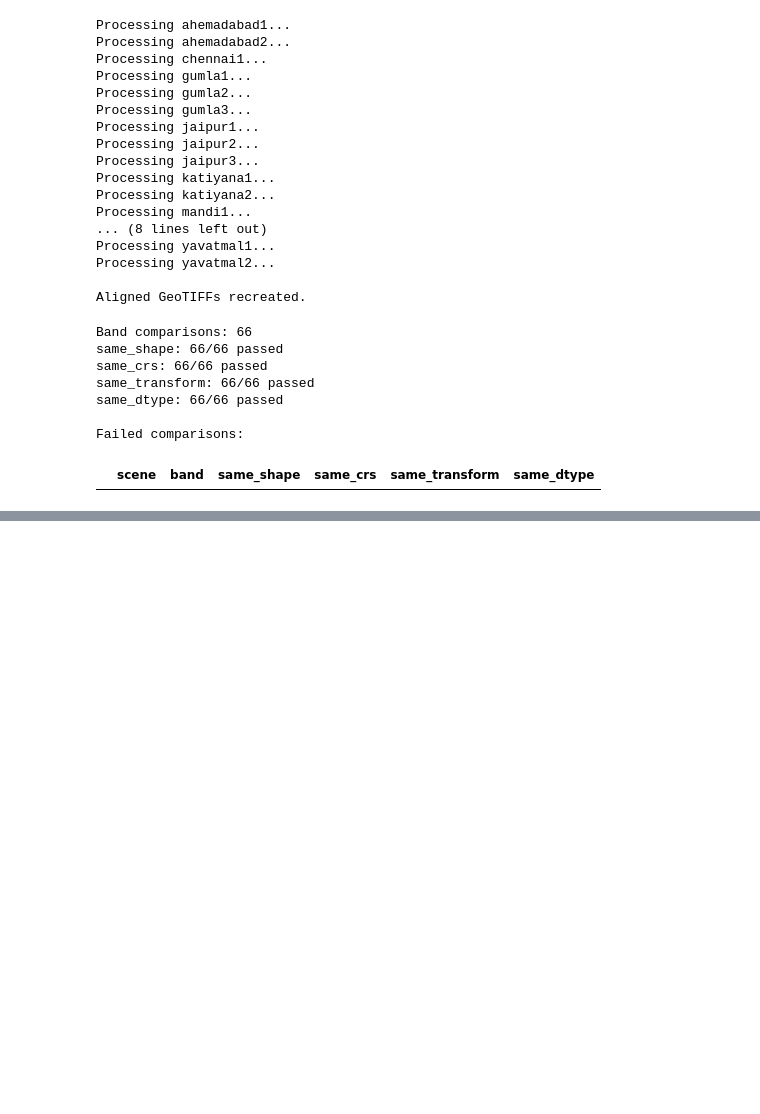
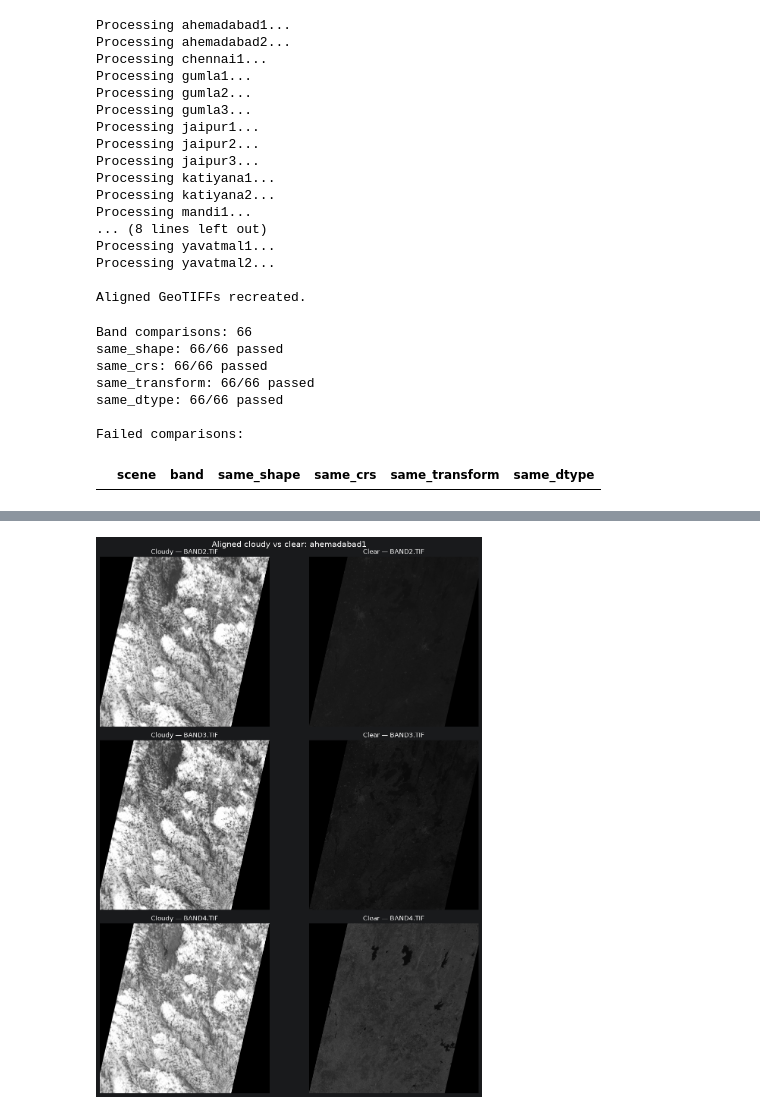
Before and after one commit to Mouryagna/Generative-AI-Based-Cloud-Removal-and-Reconstruction-for-LISS-IV-Satellite-Imagery, a Jupyter notebook: notebooks/data_configuration.ipynb, the cells around one changed output, grey strips where cells are left out. Cells and saved outputs as stored; diff of their text form; code cells hidden in the pictures; blank space fills up the shorter version.

Commit message:
data preparation done

```diff
--- a/notebooks/data_configuration.ipynb
+++ b/notebooks/data_configuration.ipynb
@@ -802,0 +943,52 @@ Failed comparisons:
+# %%
+from pathlib import Path
+import rasterio
+import numpy as np
+import matplotlib.pyplot as plt
+
+PROJECT_ROOT = Path(r"E:\Rasengan\Cloud-Removal")
+ALIGNED_DIR = PROJECT_ROOT / "data" / "aligned"
+
+scene = "ahemadabad1"
+bands = ["BAND2.TIF", "BAND3.TIF", "BAND4.TIF"]
+preview_size = 1000
+
+fig, axes = plt.subplots(3, 2, figsize=(12, 15))
+
+for row, band in enumerate(bands):
+    paths = [
+        ALIGNED_DIR / scene / "cloudy" / band,
+        ALIGNED_DIR / scene / "clear" / band
+    ]
+
+    arrays = []
+
+    for path in paths:
+        with rasterio.open(path) as src:
+            data = src.read(
+                1,
+                out_shape=(
+                    min(preview_size, src.height),
+                    min(preview_size, src.width)
+                ),
+                resampling=rasterio.enums.Resampling.average
+            )
+            arrays.append(data)
+
+    combined = np.concatenate([a.ravel() for a in arrays])
+    vmin, vmax = np.percentile(combined, [2, 98])
+
+    for col, image in enumerate(arrays):
+        axes[row, col].imshow(
+            image, cmap="gray", vmin=vmin, vmax=vmax
+        )
+        axes[row, col].set_title(
+            f"{'Cloudy' if col == 0 else 'Clear'} — {band}"
+        )
+        axes[row, col].axis("off")
+
+plt.suptitle(f"Aligned cloudy vs clear: {scene}", fontsize=15)
+plt.tight_layout()
+plt.show()
+# %% [output]
+[figure, added]
```
Also changed, not shown: parts of 6 cells of this notebook, 1 other file.
